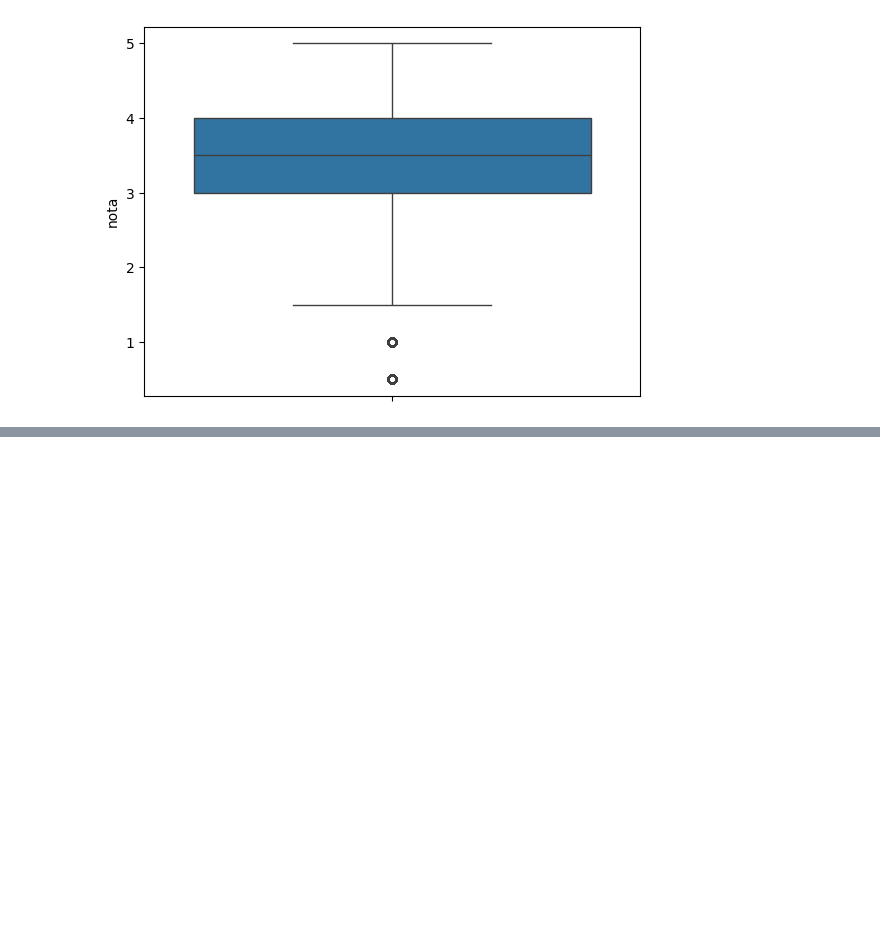
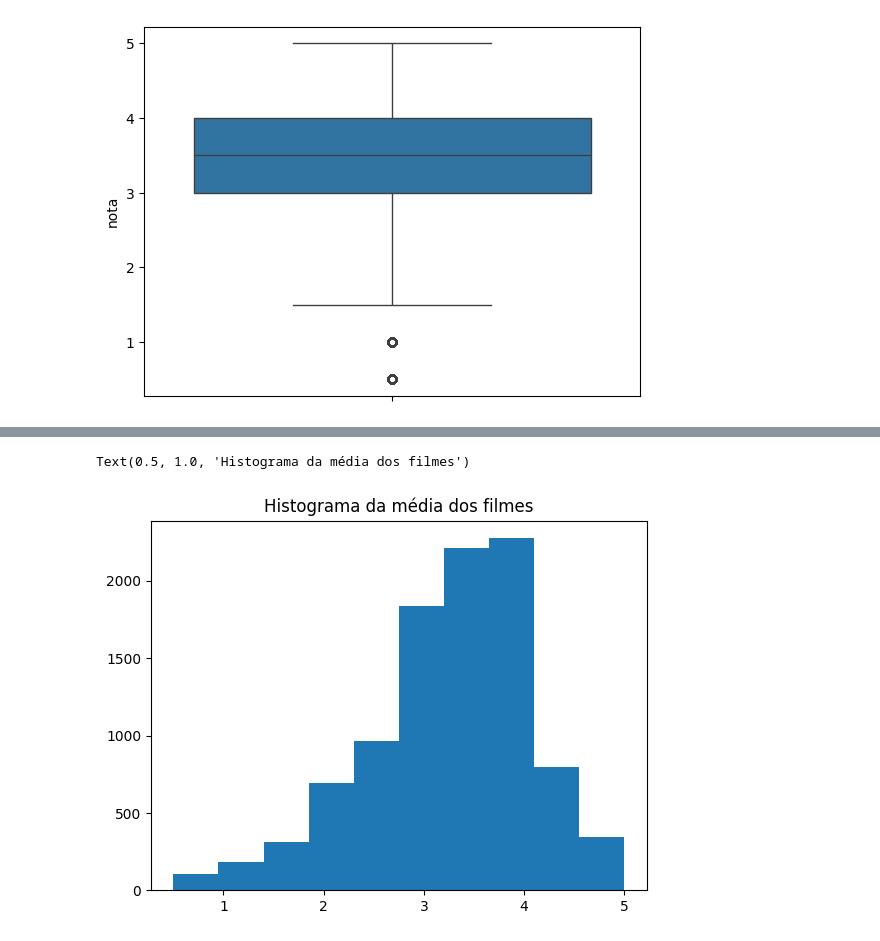
Before and after one commit to lucasrabd/DataScienceStudy, a Jupyter notebook: DataScienceIntroduction.ipynb, the cells around one changed output, grey strips where cells are left out. Cells and saved outputs as stored; diff of their text form; code cells hidden in the pictures; blank space fills up the shorter version.

```diff
--- a/DataScienceIntroduction.ipynb
+++ b/DataScienceIntroduction.ipynb
@@ -86,0 +168,8 @@ sns.boxplot(notas.nota)
+# %%
+import matplotlib.pyplot as plt
+
+plt.hist(medias_por_filme)
+plt.title("Histograma da média dos filmes")
+# %% [output]
+Text(0.5, 1.0, 'Histograma da média dos filmes')
+[figure, added]
```
Also changed, not shown: parts of 13 cells of this notebook.
